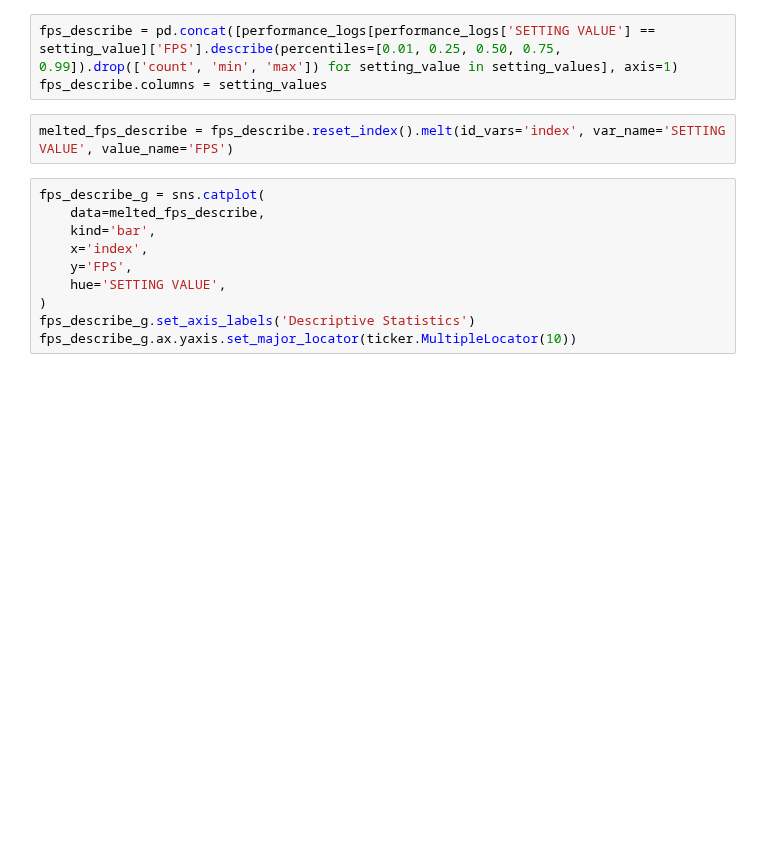
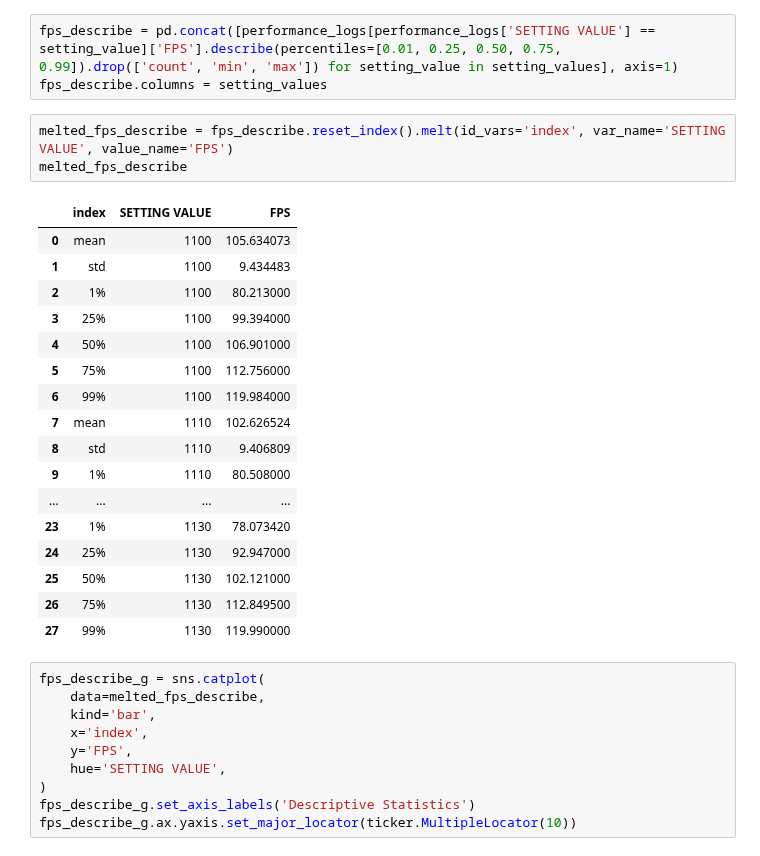
Before and after one commit to basil1015/gpu-performance-logs, a Jupyter notebook: Voltage.ipynb, the cells around one changed output. Saved outputs shown, nothing was run; the diff lists cells and outputs as text; blank space fills up the shorter version.

```diff
--- a/Voltage.ipynb
+++ b/Voltage.ipynb
@@ -85,6 +85,25 @@ fps_describe = pd.concat([performance_logs[performance_logs['SETTING VALUE'] ==
 fps_describe.columns = setting_values
 # %%
 melted_fps_describe = fps_describe.reset_index().melt(id_vars='index', var_name='SETTING VALUE', value_name='FPS')
+melted_fps_describe
+# %% [output]
+|  | index | SETTING VALUE | FPS |
+| 0 | mean | 1100 | 105.634073 |
+| 1 | std | 1100 | 9.434483 |
+| 2 | 1% | 1100 | 80.213000 |
+| 3 | 25% | 1100 | 99.394000 |
+| 4 | 50% | 1100 | 106.901000 |
+| 5 | 75% | 1100 | 112.756000 |
+| 6 | 99% | 1100 | 119.984000 |
+| 7 | mean | 1110 | 102.626524 |
+| 8 | std | 1110 | 9.406809 |
+| 9 | 1% | 1110 | 80.508000 |
+| ... | ... | ... | ... |
+| 23 | 1% | 1130 | 78.073420 |
+| 24 | 25% | 1130 | 92.947000 |
+| 25 | 50% | 1130 | 102.121000 |
+| 26 | 75% | 1130 | 112.849500 |
+| 27 | 99% | 1130 | 119.990000 |
 # %%
 fps_describe_g = sns.catplot(
     data=melted_fps_describe,
```
Also changed, not shown: parts of 4 cells of this notebook.
